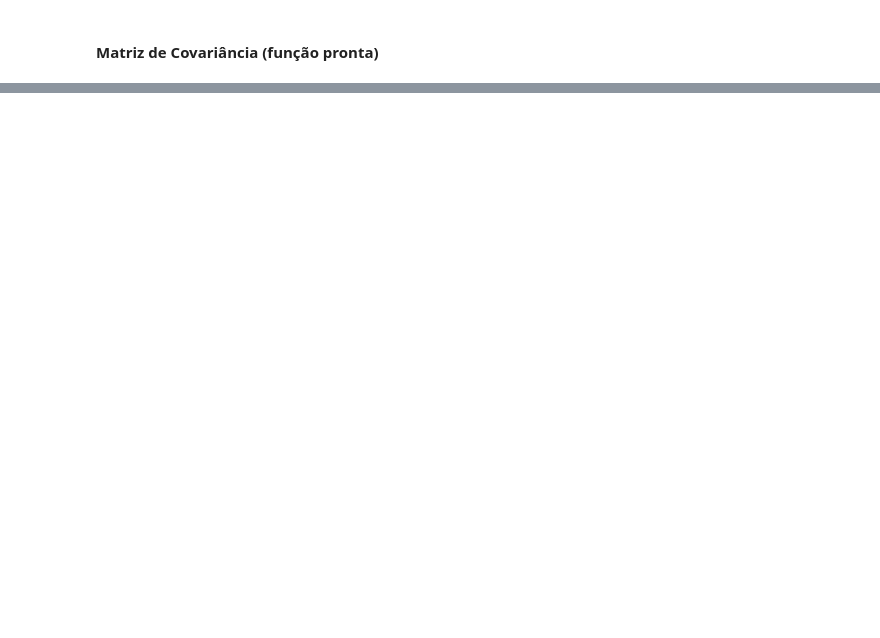
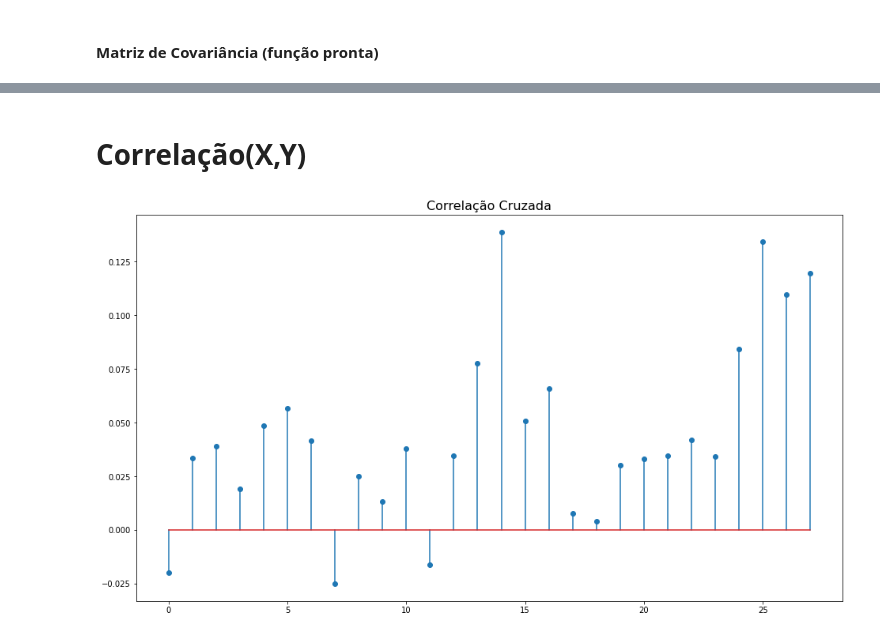
Before and after one commit to nicolycosta/FuncaodeCorrelacaoeCovariancia-emAndamento-, a Jupyter notebook: Covariance_and_Correlation_Matrix_Functions.ipynb, the cells around one changed output, grey strips where cells are left out. Drawn from its saved outputs; the diff is of its cells as text; code cells hidden in the pictures; blank space fills up the shorter version.

```diff
--- a/Covariance_and_Correlation_Matrix_Functions.ipynb
+++ b/Covariance_and_Correlation_Matrix_Functions.ipynb
@@ -95,0 +95,2 @@ array([[ 9.28085612e+15, -9.89462028e+07],
+# %% [markdown]
+# Correlação(X,Y)
@@ -95,0 +156,4 @@ array([[ 9.28085612e+15, -9.89462028e+07],
+# %%
+Correlacaocruzada(df['ICMS- Pará'],df['IPCA - Núm índice '], 30)
+# %% [output]
+[figure, added]
```
Also changed, not shown: parts of 5 cells of this notebook.
